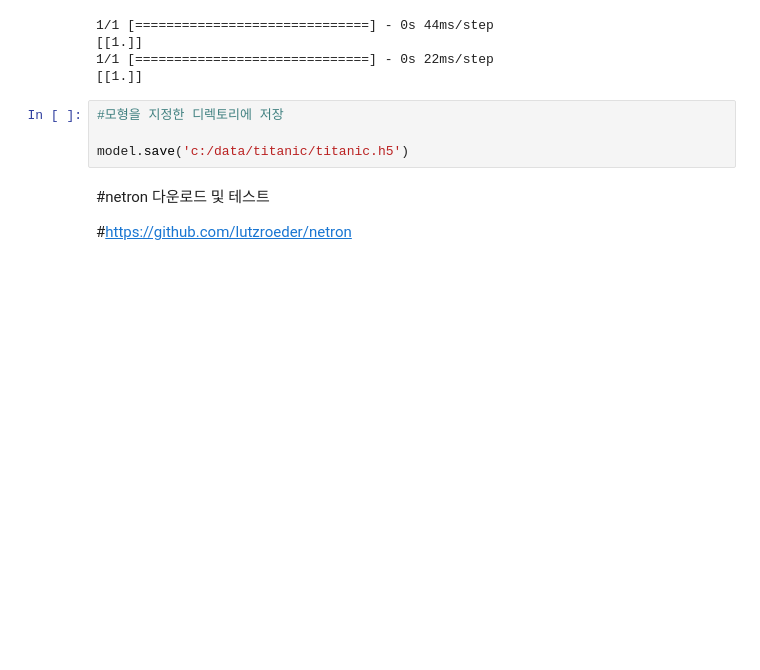
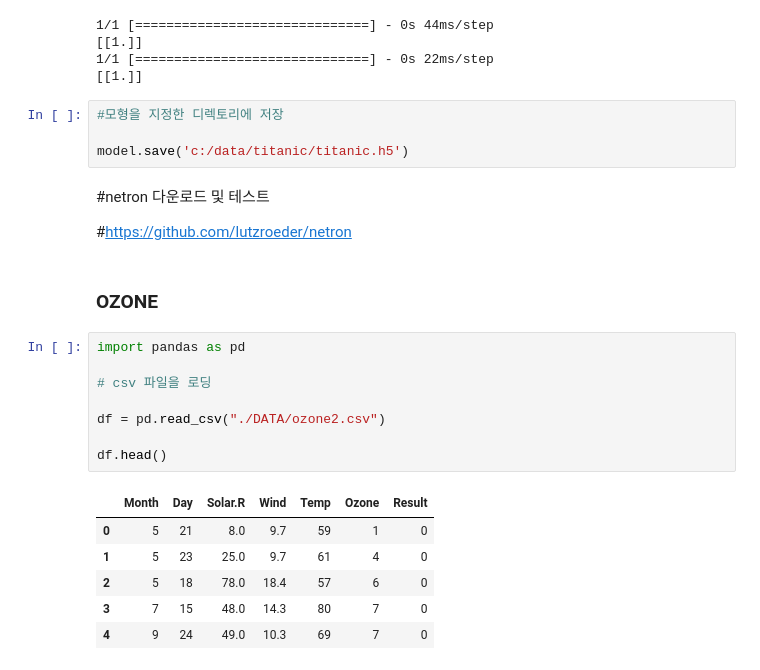
Before and after one commit to manki8908/Class_TJ_c22, a Jupyter notebook: python-인공신경망-tensorflow.ipynb, the cells around one changed output. Drawn from its saved outputs; the diff is of its cells as text; blank space fills up the shorter version.

```diff
--- a/python-인공신경망-tensorflow.ipynb
+++ b/python-인공신경망-tensorflow.ipynb
@@ -1312,3 +1312,20 @@ model.save('c:/data/titanic/titanic.h5')
 #netron 다운로드 및 테스트
 
 #https://github.com/lutzroeder/netron
+# %% [markdown]
+### OZONE
+# %%
+import pandas as pd
+
+# csv 파일을 로딩
+
+df = pd.read_csv("./DATA/ozone2.csv")
+
+df.head()
+# %% [output]
+|  | Month | Day | Solar.R | Wind | Temp | Ozone | Result |
+| 0 | 5 | 21 | 8.0 | 9.7 | 59 | 1 | 0 |
+| 1 | 5 | 23 | 25.0 | 9.7 | 61 | 4 | 0 |
+| 2 | 5 | 18 | 78.0 | 18.4 | 57 | 6 | 0 |
+| 3 | 7 | 15 | 48.0 | 14.3 | 80 | 7 | 0 |
+| 4 | 9 | 24 | 49.0 | 10.3 | 69 | 7 | 0 |
```
Also changed, not shown: parts of 18 cells of this notebook, 4 other files.
